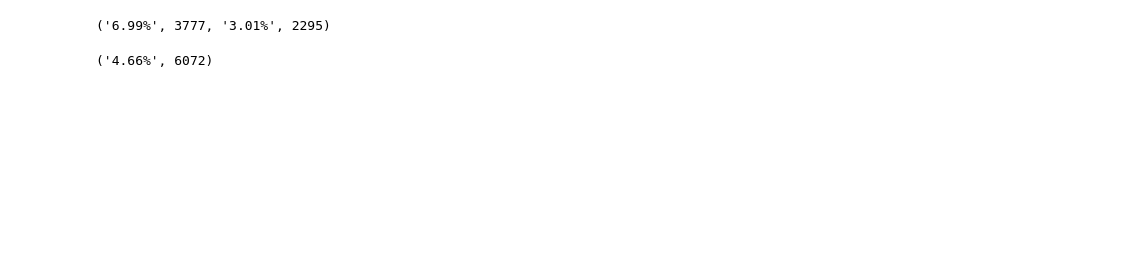
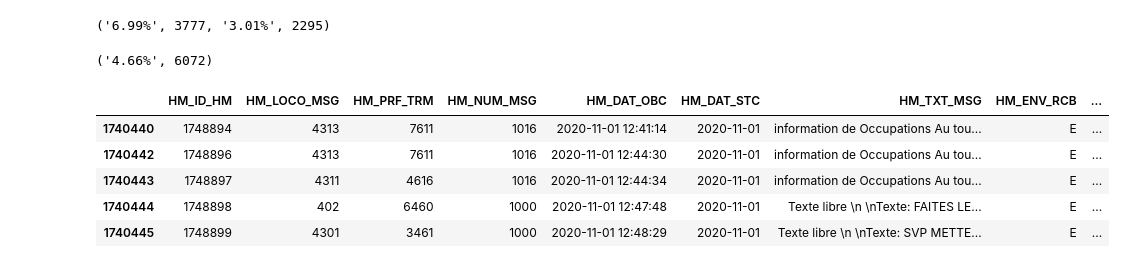
Before and after one commit to dacoster90/Communication-Analyzer, a Jupyter notebook: messages_analysis_november2020.ipynb, the cells around one changed output. Cells and saved outputs as stored; diff of their text form; code cells hidden in the pictures; blank space fills up the shorter version.

```diff
--- a/messages_analysis_november2020.ipynb
+++ b/messages_analysis_november2020.ipynb
@@ -157,0 +183,9 @@ averageTotalDelay, totalDelay
+# %%
+df_sent.head()
+# %% [output]
+|  | HM_ID_HM | HM_LOCO_MSG | HM_PRF_TRM | HM_NUM_MSG | HM_DAT_OBC | HM_DAT_STC | HM_TXT_MSG | HM_ENV_RCB | ... |
+| 1740440 | 1748894 | 4313 | 7611 | 1016 | 2020-11-01 12:41:14 | 2020-11-01 | information de Occupations Au tou... | E | ... |
+| 1740442 | 1748896 | 4313 | 7611 | 1016 | 2020-11-01 12:44:30 | 2020-11-01 | information de Occupations Au tou... | E | ... |
+| 1740443 | 1748897 | 4311 | 4616 | 1016 | 2020-11-01 12:44:34 | 2020-11-01 | information de Occupations Au tou... | E | ... |
+| 1740444 | 1748898 | 402 | 6460 | 1000 | 2020-11-01 12:47:48 | 2020-11-01 | Texte libre \n \nTexte: FAITES LE... | E | ... |
+| 1740445 | 1748899 | 4301 | 3461 | 1000 | 2020-11-01 12:48:29 | 2020-11-01 | Texte libre \n \nTexte: SVP METTE... | E | ... |
```
Also changed, not shown: parts of 16 cells of this notebook.
